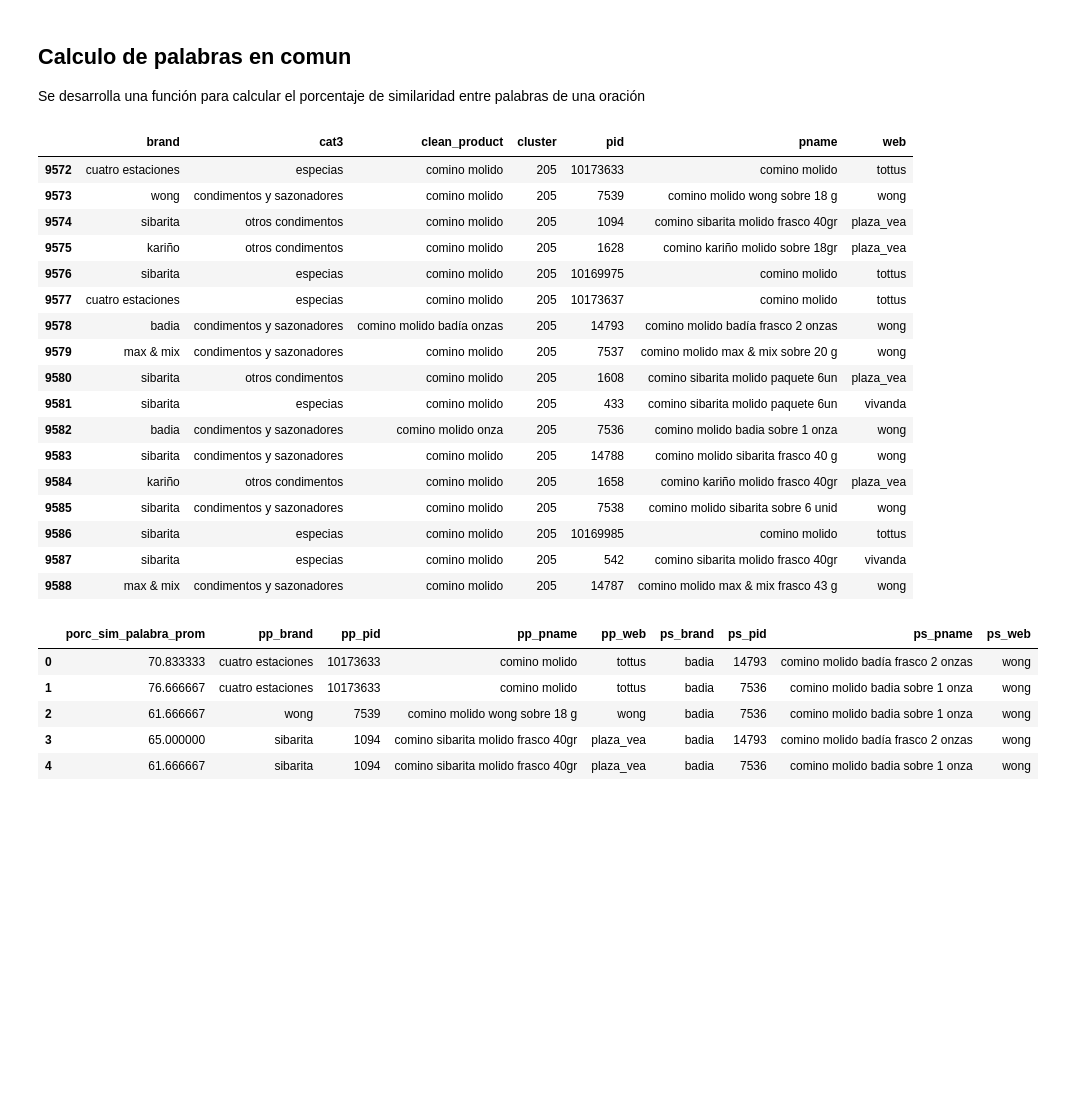
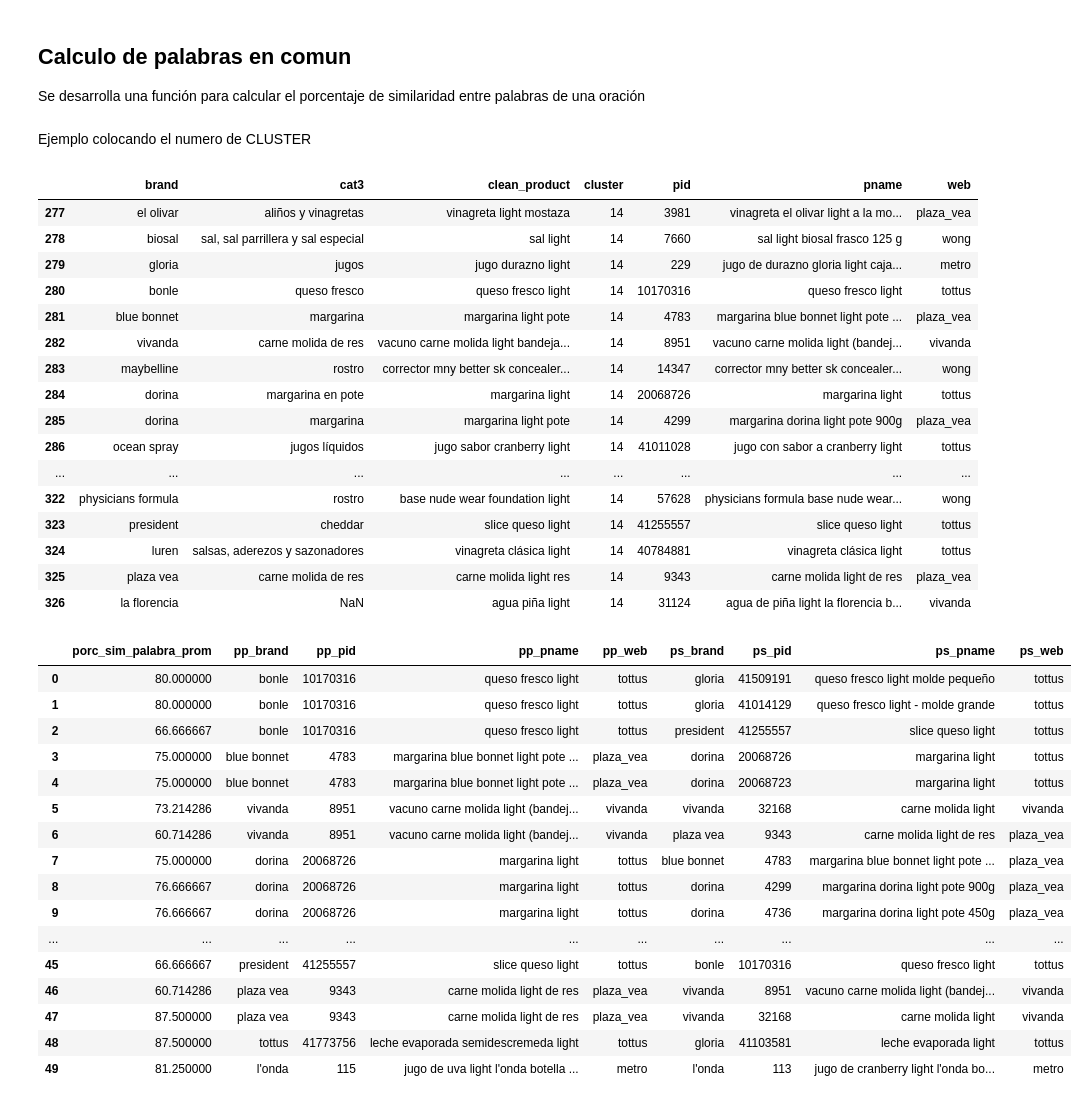
Before and after one commit to joenvihe/ejemplos_machine_learning, a Jupyter notebook: tesis_products_clustering.ipynb, the cells around one changed output. Drawn from its saved outputs; the diff is of its cells as text; code cells hidden in the pictures; blank space fills up the shorter version.

```diff
--- a/tesis_products_clustering.ipynb
+++ b/tesis_products_clustering.ipynb
@@ -322,28 +322,29 @@ def porcentaje_palabras_comun(pal1,pal2):
 # cargamos en un dataframe
 df = pd.read_csv("web_clean_product_batch_cluster_650_v1.csv")
 df = df[["brand","cat3","clean_product","cluster","pid","pname","web"]]
+# %% [markdown]
+Ejemplo colocando el numero de CLUSTER
 # %%
-df_producto = df.loc[df["cluster"]==205]
+df_producto = df.loc[df["cluster"]==14]
 df_producto.head(50)
 # %% [output]
 |  | brand | cat3 | clean_product | cluster | pid | pname | web |
-| 9572 | cuatro estaciones | especias | comino molido | 205 | 10173633 | comino molido | tottus |
-| 9573 | wong | condimentos y sazonadores | comino molido | 205 | 7539 | comino molido wong sobre 18 g | wong |
-| 9574 | sibarita | otros condimentos | comino molido | 205 | 1094 | comino sibarita molido frasco 40gr | plaza_vea |
-| 9575 | kariño | otros condimentos | comino molido | 205 | 1628 | comino kariño molido sobre 18gr | plaza_vea |
-| 9576 | sibarita | especias | comino molido | 205 | 10169975 | comino molido | tottus |
-| 9577 | cuatro estaciones | especias | comino molido | 205 | 10173637 | comino molido | tottus |
-| 9578 | badia | condimentos y sazonadores | comino molido badía onzas | 205 | 14793 | comino molido badía frasco 2 onzas | wong |
-| 9579 | max & mix | condimentos y sazonadores | comino molido | 205 | 7537 | comino molido max & mix sobre 20 g | wong |
-| 9580 | sibarita | otros condimentos | comino molido | 205 | 1608 | comino sibarita molido paquete 6un | plaza_vea |
-| 9581 | sibarita | especias | comino molido | 205 | 433 | comino sibarita molido paquete 6un | vivanda |
-| 9582 | badia | condimentos y sazonadores | comino molido onza | 205 | 7536 | comino molido badia sobre 1 onza | wong |
-| 9583 | sibarita | condimentos y sazonadores | comino molido | 205 | 14788 | comino molido sibarita frasco 40 g | wong |
-| 9584 | kariño | otros condimentos | comino molido | 205 | 1658 | comino kariño molido frasco 40gr | plaza_vea |
-| 9585 | sibarita | condimentos y sazonadores | comino molido | 205 | 7538 | comino molido sibarita sobre 6 unid | wong |
-| 9586 | sibarita | especias | comino molido | 205 | 10169985 | comino molido | tottus |
-| 9587 | sibarita | especias | comino molido | 205 | 542 | comino sibarita molido frasco 40gr | vivanda |
-| 9588 | max & mix | condimentos y sazonadores | comino molido | 205 | 14787 | comino molido max & mix frasco 43 g | wong |
+| 277 | el olivar | aliños y vinagretas | vinagreta light mostaza | 14 | 3981 | vinagreta el olivar light a la mo... | plaza_vea |
+| 278 | biosal | sal, sal parrillera y sal especial | sal light | 14 | 7660 | sal light biosal frasco 125 g | wong |
+| 279 | gloria | jugos | jugo durazno light | 14 | 229 | jugo de durazno gloria light caja... | metro |
+| 280 | bonle | queso fresco | queso fresco light | 14 | 10170316 | queso fresco light | tottus |
+| 281 | blue bonnet | margarina | margarina light pote | 14 | 4783 | margarina blue bonnet light pote ... | plaza_vea |
+| 282 | vivanda | carne molida de res | vacuno carne molida light bandeja... | 14 | 8951 | vacuno carne molida light (bandej... | vivanda |
+| 283 | maybelline | rostro | corrector mny better sk concealer... | 14 | 14347 | corrector mny better sk concealer... | wong |
+| 284 | dorina | margarina en pote | margarina light | 14 | 20068726 | margarina light | tottus |
+| 285 | dorina | margarina | margarina light pote | 14 | 4299 | margarina dorina light pote 900g | plaza_vea |
+| 286 | ocean spray | jugos líquidos | jugo sabor cranberry light | 14 | 41011028 | jugo con sabor a cranberry light | tottus |
+| ... | ... | ... | ... | ... | ... | ... | ... |
+| 322 | physicians formula | rostro | base nude wear foundation light | 14 | 57628 | physicians formula base nude wear... | wong |
+| 323 | president | cheddar | slice queso light | 14 | 41255557 | slice queso light | tottus |
+| 324 | luren | salsas, aderezos y sazonadores | vinagreta clásica light | 14 | 40784881 | vinagreta clásica light | tottus |
+| 325 | plaza vea | carne molida de res | carne molida light res | 14 | 9343 | carne molida light de res | plaza_vea |
+| 326 | la florencia | NaN | agua piña light | 14 | 31124 | agua de piña light la florencia b... | vivanda |
 # %%
 lst_prod =[]
 for i,row1 in df_producto.iterrows():
@@ -395,11 +396,22 @@ df_sp = pd.DataFrame(lst_prod)
 df_sp.head()
 df_sp.to_csv("web_producto_clean_cluster_porc_sim_v11.csv")
 # %%
-df_sp[["porc_sim_palabra_prom","pp_brand","pp_pid","pp_pname","pp_web","ps_brand","ps_pid","ps_pname","ps_web"]].head()
+df_sp[["porc_sim_palabra_prom","pp_brand","pp_pid","pp_pname","pp_web","ps_brand","ps_pid","ps_pname","ps_web"]]
 # %% [output]
 |  | porc_sim_palabra_prom | pp_brand | pp_pid | pp_pname | pp_web | ps_brand | ps_pid | ps_pname | ps_web |
-| 0 | 70.833333 | cuatro estaciones | 10173633 | comino molido | tottus | badia | 14793 | comino molido badía frasco 2 onzas | wong |
-| 1 | 76.666667 | cuatro estaciones | 10173633 | comino molido | tottus | badia | 7536 | comino molido badia sobre 1 onza | wong |
-| 2 | 61.666667 | wong | 7539 | comino molido wong sobre 18 g | wong | badia | 7536 | comino molido badia sobre 1 onza | wong |
-| 3 | 65.000000 | sibarita | 1094 | comino sibarita molido frasco 40gr | plaza_vea | badia | 14793 | comino molido badía frasco 2 onzas | wong |
-| 4 | 61.666667 | sibarita | 1094 | comino sibarita molido frasco 40gr | plaza_vea | badia | 7536 | comino molido badia sobre 1 onza | wong |
+| 0 | 80.000000 | bonle | 10170316 | queso fresco light | tottus | gloria | 41509191 | queso fresco light molde pequeño | tottus |
+| 1 | 80.000000 | bonle | 10170316 | queso fresco light | tottus | gloria | 41014129 | queso fresco light - molde grande | tottus |
+| 2 | 66.666667 | bonle | 10170316 | queso fresco light | tottus | president | 41255557 | slice queso light | tottus |
+| 3 | 75.000000 | blue bonnet | 4783 | margarina blue bonnet light pote ... | plaza_vea | dorina | 20068726 | margarina light | tottus |
+| 4 | 75.000000 | blue bonnet | 4783 | margarina blue bonnet light pote ... | plaza_vea | dorina | 20068723 | margarina light | tottus |
+| 5 | 73.214286 | vivanda | 8951 | vacuno carne molida light (bandej... | vivanda | vivanda | 32168 | carne molida light | vivanda |
+| 6 | 60.714286 | vivanda | 8951 | vacuno carne molida light (bandej... | vivanda | plaza vea | 9343 | carne molida light de res | plaza_vea |
+| 7 | 75.000000 | dorina | 20068726 | margarina light | tottus | blue bonnet | 4783 | margarina blue bonnet light pote ... | plaza_vea |
+| 8 | 76.666667 | dorina | 20068726 | margarina light | tottus | dorina | 4299 | margarina dorina light pote 900g | plaza_vea |
+| 9 | 76.666667 | dorina | 20068726 | margarina light | tottus | dorina | 4736 | margarina dorina light pote 450g | plaza_vea |
+| ... | ... | ... | ... | ... | ... | ... | ... | ... | ... |
+| 45 | 66.666667 | president | 41255557 | slice queso light | tottus | bonle | 10170316 | queso fresco light | tottus |
+| 46 | 60.714286 | plaza vea | 9343 | carne molida light de res | plaza_vea | vivanda | 8951 | vacuno carne molida light (bandej... | vivanda |
+| 47 | 87.500000 | plaza vea | 9343 | carne molida light de res | plaza_vea | vivanda | 32168 | carne molida light | vivanda |
+| 48 | 87.500000 | tottus | 41773756 | leche evaporada semidescremeda light | tottus | gloria | 41103581 | leche evaporada light | tottus |
+| 49 | 81.250000 | l'onda | 115 | jugo de uva light l'onda botella ... | metro | l'onda | 113 | jugo de cranberry light l'onda bo... | metro |
```
